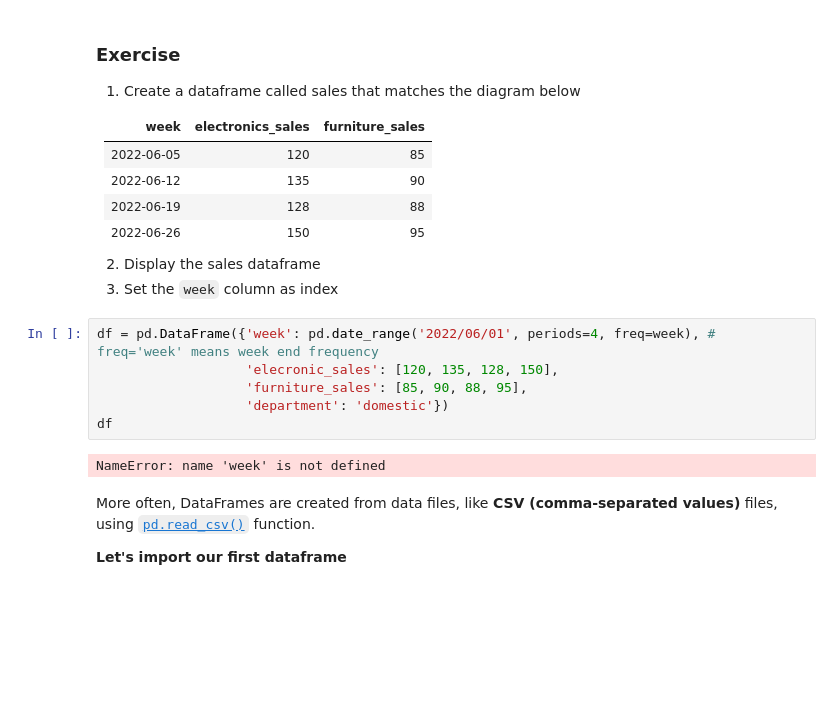
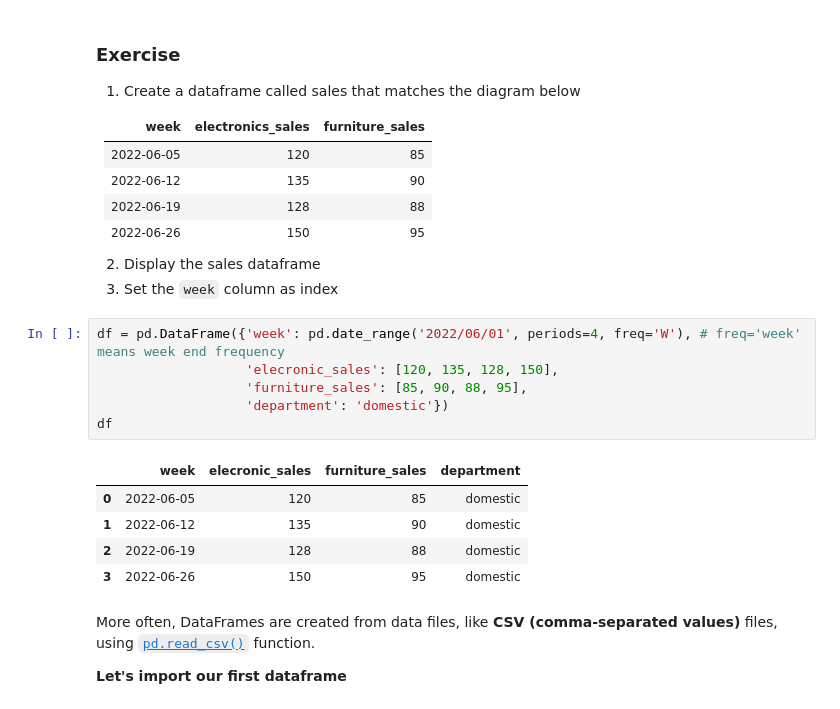
Before and after one commit to LauraP18/Analytics-through-coding-in-class, a Jupyter notebook: Session_1/Pandas.ipynb, the cells around one changed output. Cells and saved outputs as stored; diff of their text form; blank space fills up the shorter version.

```diff
--- a/Session_1/Pandas.ipynb
+++ b/Session_1/Pandas.ipynb
@@ -95,13 +95,17 @@ Index(['sales', 'department'], dtype='object')
 2. Display the sales dataframe
 3. Set the `week` column as index
 # %%
-df = pd.DataFrame({'week': pd.date_range('2022/06/01', periods=4, freq=week), # freq='week' means week end frequency
+df = pd.DataFrame({'week': pd.date_range('2022/06/01', periods=4, freq='W'), # freq='week' means week end frequency
                    'elecronic_sales': [120, 135, 128, 150],
                    'furniture_sales': [85, 90, 88, 95],
                    'department': 'domestic'})
 df
 # %% [output]
-NameError: name 'week' is not defined
+|  | week | elecronic_sales | furniture_sales | department |
+| 0 | 2022-06-05 | 120 | 85 | domestic |
+| 1 | 2022-06-12 | 135 | 90 | domestic |
+| 2 | 2022-06-19 | 128 | 88 | domestic |
+| 3 | 2022-06-26 | 150 | 95 | domestic |
 # %% [markdown]
 More often, DataFrames are created from data files, like **CSV (comma-separated values)** files, using [`pd.read_csv()`](https://pandas.pydata.org/pandas-docs/stable/reference/api/pandas.read_csv.html) function.
 
```
Also changed, not shown: parts of 14 cells of this notebook.
